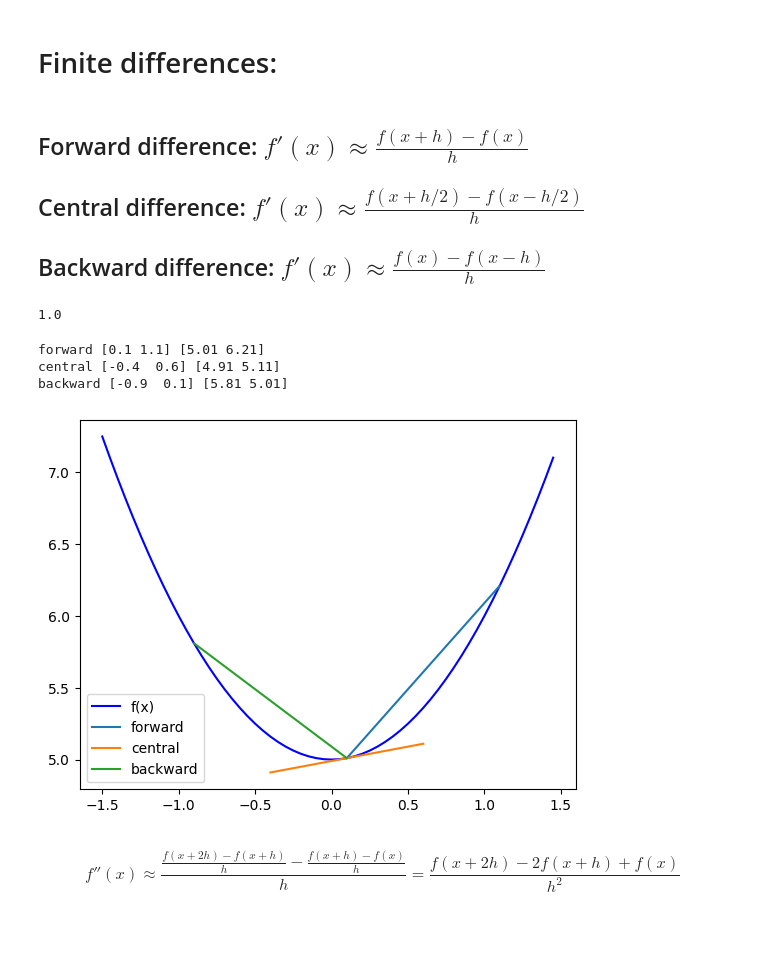
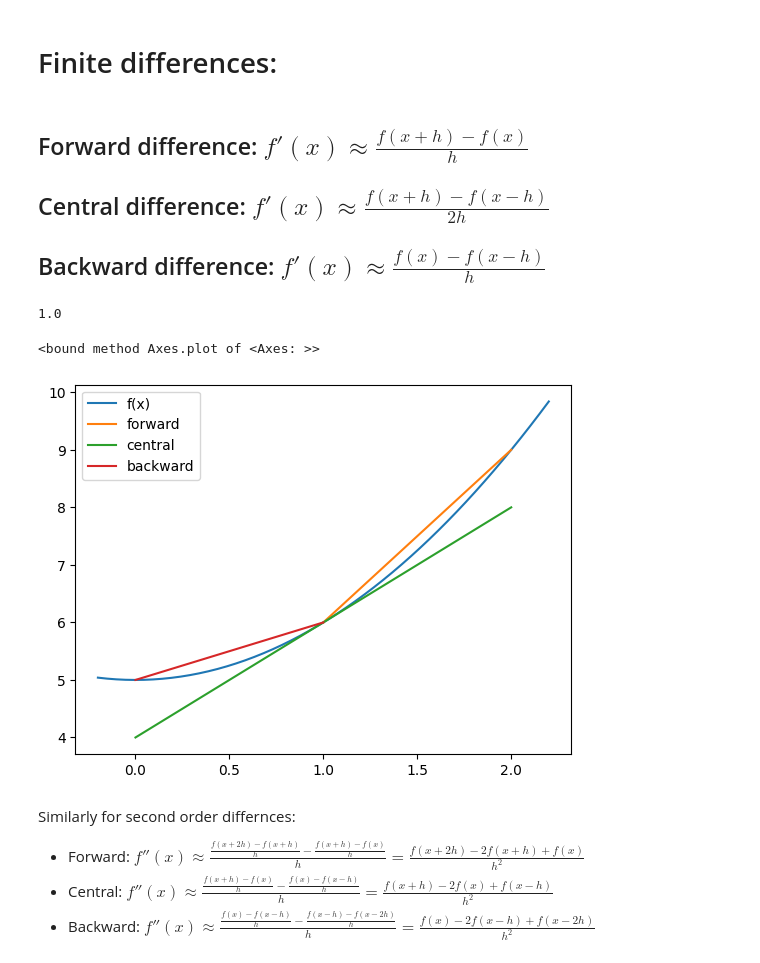
Before and after one commit to QuantCourseBP/QuantCourseBP, a Jupyter notebook: Lectures/Finite_method_intro/Finite_difference_method_intro.ipynb, the cells around one changed output. Cells and saved outputs as stored; diff of their text form; code cells hidden in the pictures; blank space fills up the shorter version.

```diff
--- a/Lectures/Finite_method_intro/Finite_difference_method_intro.ipynb
+++ b/Lectures/Finite_method_intro/Finite_difference_method_intro.ipynb
@@ -8,7 +8,7 @@ $$\frac{\partial u}{\partial t} = \frac{\partial^2 u}{\partial x ^2}$$
 # Finite differences:
 # %% [markdown]
 ## Forward difference: $f'(x) \approx \frac{f(x+h)-f(x)}{h}$
-## Central difference: $f'(x) \approx \frac{f(x+h/2)-f(x-h/2)}{h}$
+## Central difference: $f'(x) \approx \frac{f(x+h)-f(x-h)}{2h}$
 ## Backward difference: $f'(x) \approx \frac{f(x)-f(x-h)}{h}$
 # %%
 from typing import Callable
@@ -23,38 +27,37 @@ def first_order_finite_diff(diff_type: str, x: float, h: float, my_func: Callabl
 first_order_finite_diff("forward", 0, 1, lambda x: x*x+5)
 # %% [output]
 1.0
+# %%
+import matplotlib.pyplot as plt
+import numpy as np
+
+my_func = lambda x : np.square(x)+5
+x0 = 1.0
+h = 1.0
+
+x = np.linspace(x0-1.2*h, x0+1.2*h, num=50)
+f = my_func(x)
+
+types = {"forward": (0., 1.), "central": (-1., 1.), "backward": (-1., 0.)}
+slopes = {key:first_order_finite_diff(key, x0, h, my_func) for key in types.keys()}
+
+data = [("f(x)", x, f),]
+for name, shifts in types.items():
+    x_values = np.array([x0+shifts[0]*h, x0+shifts[1]*h])
+    y_values = my_func(x0)+slopes[name]*(x_values-x0)
+    data.append((name, x_values, y_values))
 # %%
-import matplotlib.pyplot as plt
-import numpy as np
+fig, ax = plt.subplots()
+for label, x, y in data:
+    ax.plot(x, y, label=label)
 
-x = np.arange(-1.5,1.5,0.05)
-my_func = lambda x : np.square(x)+5
-f = my_func(x)
-
-fig, ax = plt.subplots()
-ax.plot(x, f, 'b-', label="f(x)")
-
-x0 = 0.1
-h = 1
-types = {"forward": 0, "central": -0.5, "backward": -1}
-slopes = {key:first_order_finite_diff(key, x0, h, my_func) for key in types.keys()}
-for name, dist in types.items():
-    x_values = np.array([x0+dist*h, x0+h+dist*h])
-    y_values = my_func(x0)+slopes[name]*(x_values-x0)
-    print(name, x_values, y_values)
-    ax.plot(x_values, y_values, label=name)
-
-
-
-
-# ax.plot([x0, x0+h], [my_func(x0), my_func(x0)+m_fwd*h], 'r-', label='fwd')
 ax.legend()
-plt.show()
+ax.plot
 # %% [output]
-forward [0.1 1.1] [5.01 6.21]
-central [-0.4  0.6] [4.91 5.11]
-backward [-0.9  0.1] [5.81 5.01]
+<bound method Axes.plot of <Axes: >>
-[figure, old version]
+[figure, new version]
 # %% [markdown]
-
-$$f''(x) \approx \frac{\frac{f(x+2h)-f(x+h)}{h}-\frac{f(x+h)-f(x)}{h}}{h} = \frac{f(x+2h)-2f(x+h)+f(x)}{h^2}$$
+Similarly for second order differnces:
+* Forward: $f''(x) \approx \frac{\frac{f(x+2h)-f(x+h)}{h}-\frac{f(x+h)-f(x)}{h}}{h} = \frac{f(x+2h)-2f(x+h)+f(x)}{h^2}$
+* Central: $f''(x) \approx \frac{\frac{f(x+h)-f(x)}{h}-\frac{f(x)-f(x-h)}{h}}{h} = \frac{f(x+h)-2f(x)+f(x-h)}{h^2}$
+* Backward: $f''(x) \approx \frac{\frac{f(x)-f(x-h)}{h}-\frac{f(x-h)-f(x-2h)}{h}}{h} = \frac{f(x)-2f(x-h)+f(x-2h)}{h^2}$
```
Also changed, not shown: parts of 10 cells of this notebook.
